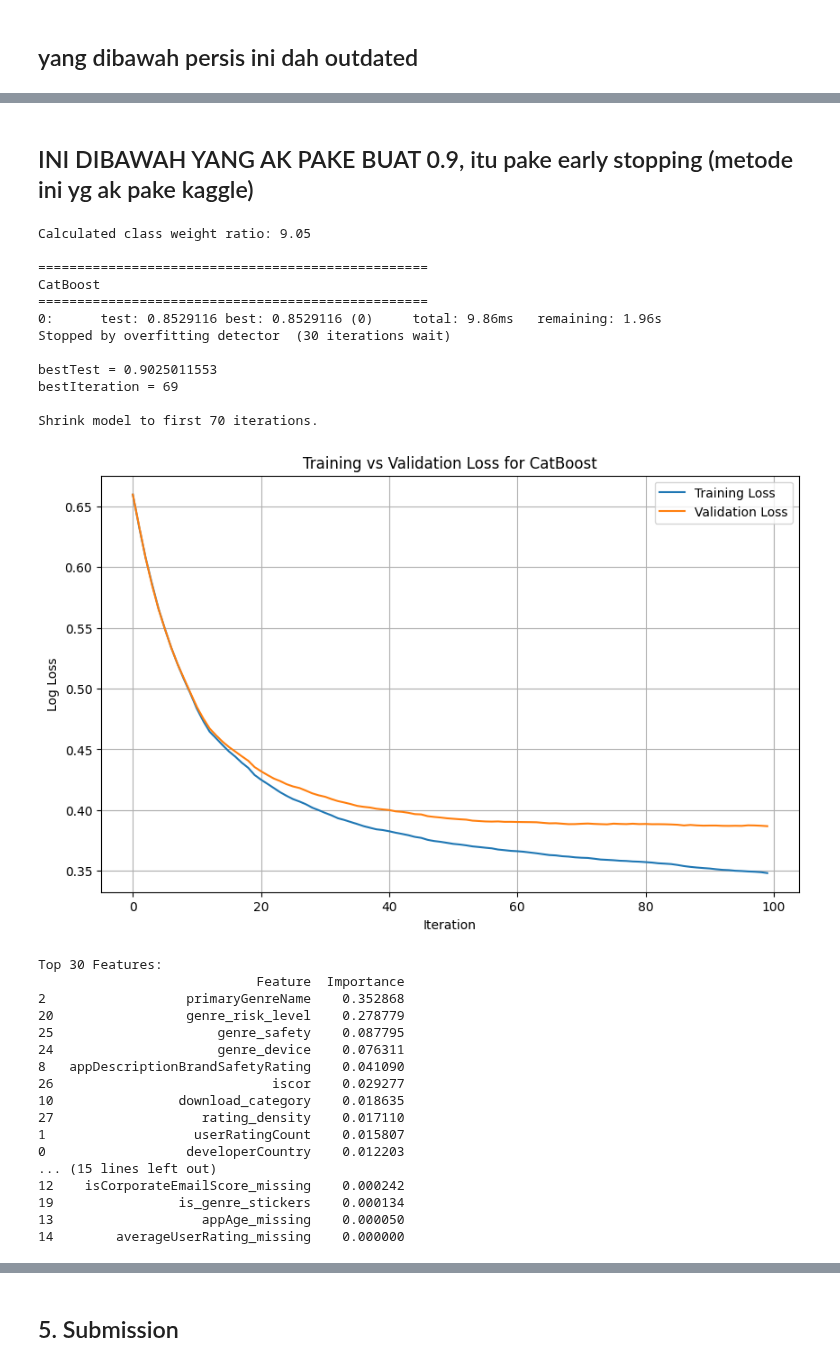
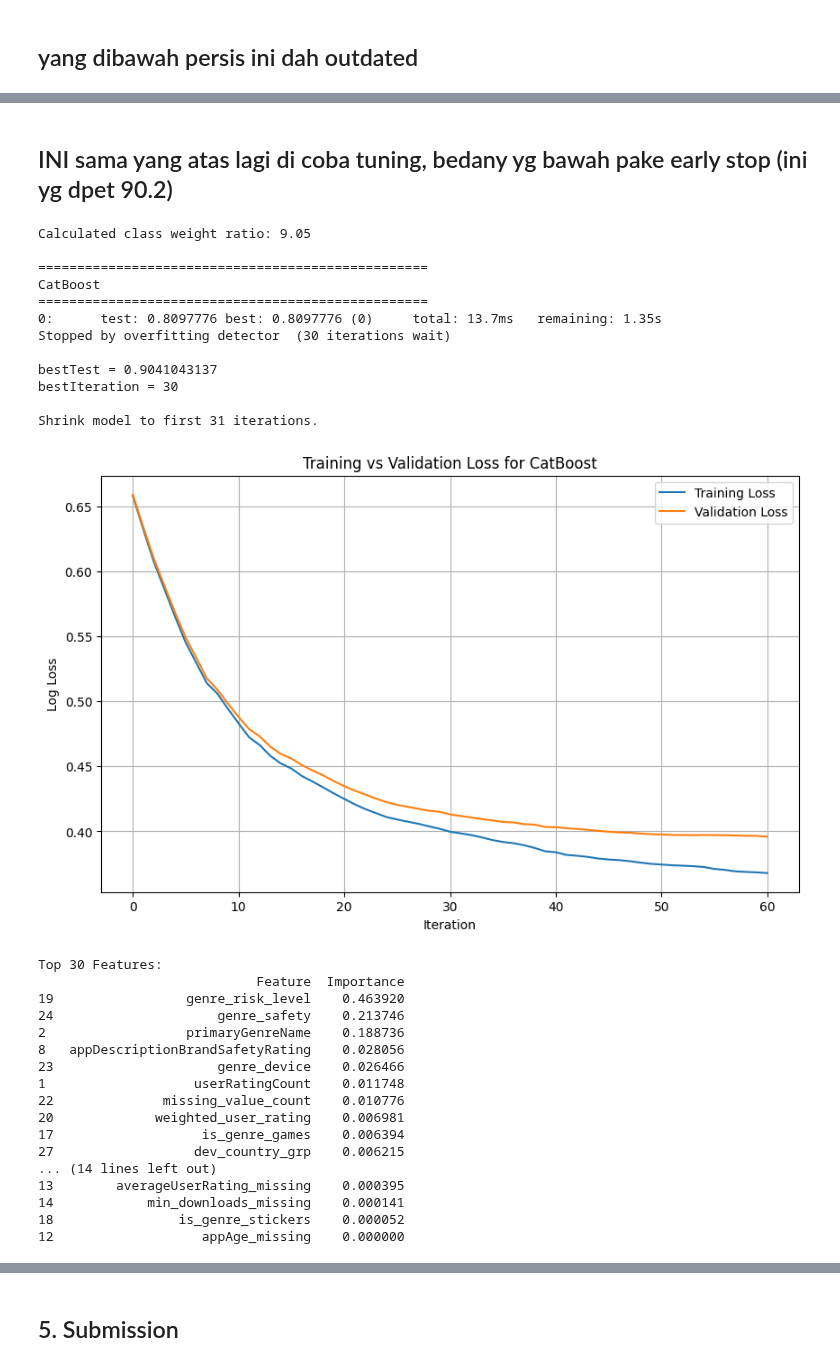
Before and after one commit to Reasondro/FindIT, a Jupyter notebook: Find_IT_Ale_New.ipynb, the cells around one changed output, grey strips where cells are left out. Cells and saved outputs as stored; diff of their text form; code cells hidden in the pictures.

```diff
--- a/Find_IT_Ale_New.ipynb
+++ b/Find_IT_Ale_New.ipynb
@@ -1164,21 +1164,21 @@ class FeatureCleaner(BaseEstimator, TransformerMixin):
         result_df['max_downloads'] = result_df['downloads'].apply(lambda x: extract_min_max(x)[1] if not pd.isna(x) else np.nan)
         # result_df['avg_downloads'] = (result_df['min_downloads'] + result_df['max_downloads']) / 2
 
-        def categorize_downloads(min_val):
-            if pd.isna(min_val):
-                return 'Unknown'
-            elif min_val < 100:
-                return '<100'
-            elif min_val < 1000:
-                return '100-1K'
-            elif min_val < 10000:
-                return '1K-10K'
-            elif min_val < 100000:
-                return '10K-100K'
-            else:
-                return '>100K'
+        # def categorize_downloads(min_val):
+        #     if pd.isna(min_val):
+        #         return 'Unknown'
+        #     elif min_val < 100:
+        #         return '<100'
+        #     elif min_val < 1000:
+        #         return '100-1K'
+        #     elif min_val < 10000:
+        #         return '1K-10K'
+        #     elif min_val < 100000:
+        #         return '10K-100K'
+        #     else:
+        #         return '>100K'
 
-        result_df['download_category'] = result_df['min_downloads'].apply(categorize_downloads)
+        # result_df['download_category'] = result_df['min_downloads'].apply(categorize_downloads)
         result_df = result_df.drop(columns=['downloads'])
         self.download_cols_ = ['min_downloads', 'max_downloads', 'avg_downloads']
         return result_df
@@ -1954,7 +1974,7 @@ cat_features = [
     'deviceType',
     'hasPrivacyLink',
     'appDescriptionBrandSafetyRating',
-    'download_category',
+    # 'download_category',
     'iscor',
     'genre_device',
     'genre_safety',
@@ -2121,7 +2141,7 @@ models = {
         bootstrap_type="Bernoulli",
         grow_policy="Lossguide",
         # iterations=59,
-        iterations=54,
+        iterations=31,
         learning_rate=0.05,
         # depth=4, ## ? better ish
         # l2_leaf_reg=9, ##? better ish
@@ -2355,5 +2207,5 @@ CatBoost: 0.902139
-# %% [markdown]
-## INI DIBAWAH  YANG AK PAKE BUAT 0.9, itu pake early stopping (metode ini yg ak pake kaggle)
+# %% [markdown]
+## INI sama yang atas lagi di coba tuning, bedany yg bawah pake early stop (ini yg dpet 90.2)
 # %%
 
 # #? INI YANG AK PAKE BUAT 0.9, ini pake early stopping
@@ -2373,7 +2225,7 @@ cat_features = [
     'deviceType',
     'hasPrivacyLink',
     'appDescriptionBrandSafetyRating',
-    'download_category',
+    # 'download_category',
     "iscor",
     "genre_device",
     "genre_safety",
@@ -2551,7 +2403,7 @@ models = {
     "CatBoost": CatBoostClassifier(
         bootstrap_type="Bernoulli",
         grow_policy="Lossguide",
-        iterations=200,
+        iterations=100,
         learning_rate=0.05,
         # depth=4, ## ? better ish
         # l2_leaf_reg=9, ##? better ish
@@ -2567,52 +2419,52 @@ models = {
         class_weights=[1, class_weight_ratio],
         verbose=0
     )
 }
 
 # Evaluate all models
 results = {}
 for name, model in models.items():
     try:
         trained_model, auc_score = evaluate_model(model, X_train, y_train, X_val, y_val, name)
         results[name] = {'model': trained_model, 'auc': auc_score}
     except Exception as e:
         print(f"Failed to evaluate {name}: {e}")
         continue
 
 # Display results summary
 print("\n" + "="*50)
 print("Model Performance Summary (AUC)")
 print("="*50)
 for name, result in sorted(results.items(), key=lambda x: x[1]['auc'], reverse=True):
     print(f"{name}: {result['auc']:.6f}")
 # %% [output]
 Calculated class weight ratio: 9.05
 
 ==================================================
 CatBoost
 ==================================================
-0:      test: 0.8529116 best: 0.8529116 (0)     total: 9.86ms   remaining: 1.96s
+0:      test: 0.8097776 best: 0.8097776 (0)     total: 13.7ms   remaining: 1.35s
 Stopped by overfitting detector  (30 iterations wait)
 
-bestTest = 0.9025011553
-bestIteration = 69
+bestTest = 0.9041043137
+bestIteration = 30
 
-Shrink model to first 70 iterations.
+Shrink model to first 31 iterations.
-[figure, old version]
+[figure, new version]
 Top 30 Features:
                             Feature  Importance
-2                  primaryGenreName    0.352868
-20                 genre_risk_level    0.278779
-25                     genre_safety    0.087795
-24                     genre_device    0.076311
-8   appDescriptionBrandSafetyRating    0.041090
-26                            iscor    0.029277
-10                download_category    0.018635
-27                   rating_density    0.017110
-1                   userRatingCount    0.015807
-0                  developerCountry    0.012203
-... (15 lines left out)
-12    isCorporateEmailScore_missing    0.000242
-19                is_genre_stickers    0.000134
-13                   appAge_missing    0.000050
-14        averageUserRating_missing    0.000000
+19                 genre_risk_level    0.463920
+24                     genre_safety    0.213746
+2                  primaryGenreName    0.188736
+8   appDescriptionBrandSafetyRating    0.028056
+23                     genre_device    0.026466
+1                   userRatingCount    0.011748
+22              missing_value_count    0.010776
+20             weighted_user_rating    0.006981
+17                   is_genre_games    0.006394
+27                  dev_country_grp    0.006215
+... (14 lines left out)
+13        averageUserRating_missing    0.000395
+14            min_downloads_missing    0.000141
+18                is_genre_stickers    0.000052
+12                   appAge_missing    0.000000
```
Also changed, not shown: parts of 15 cells of this notebook.
